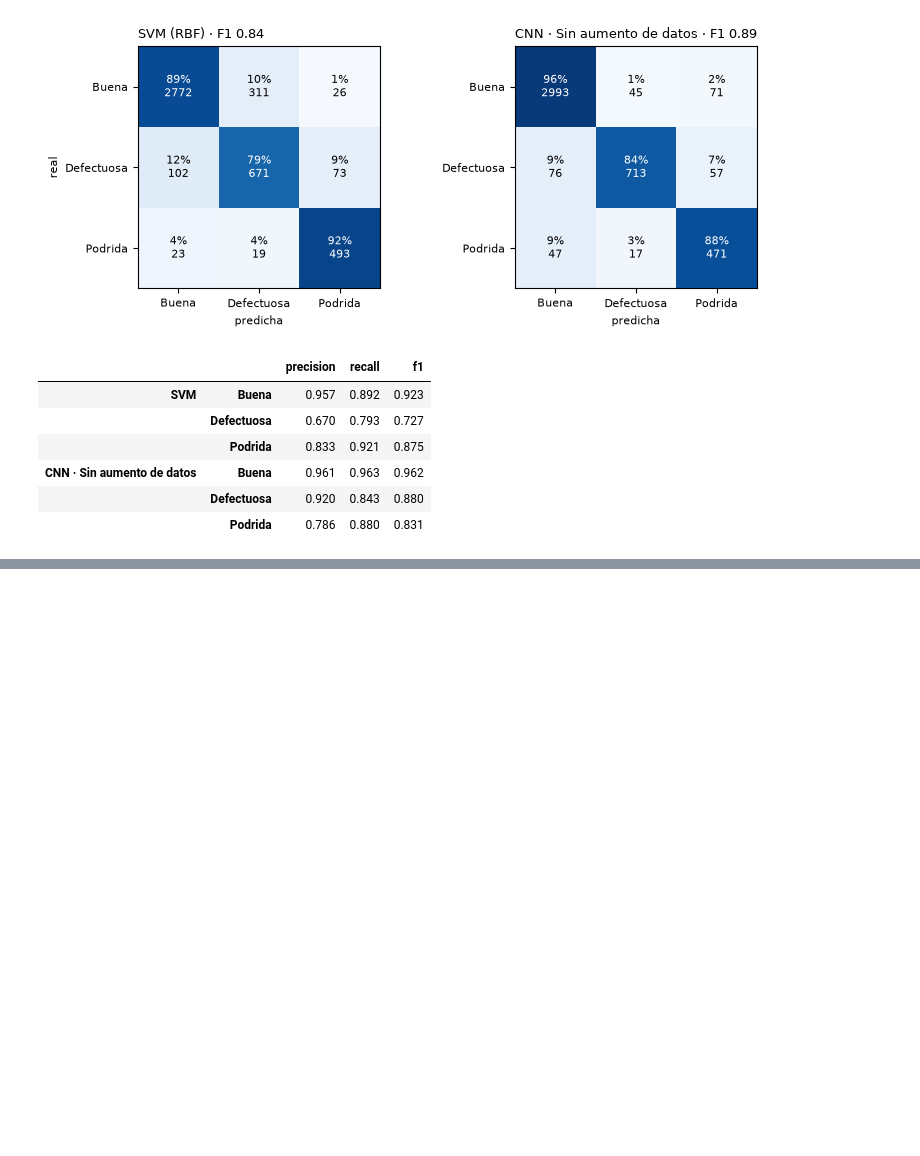
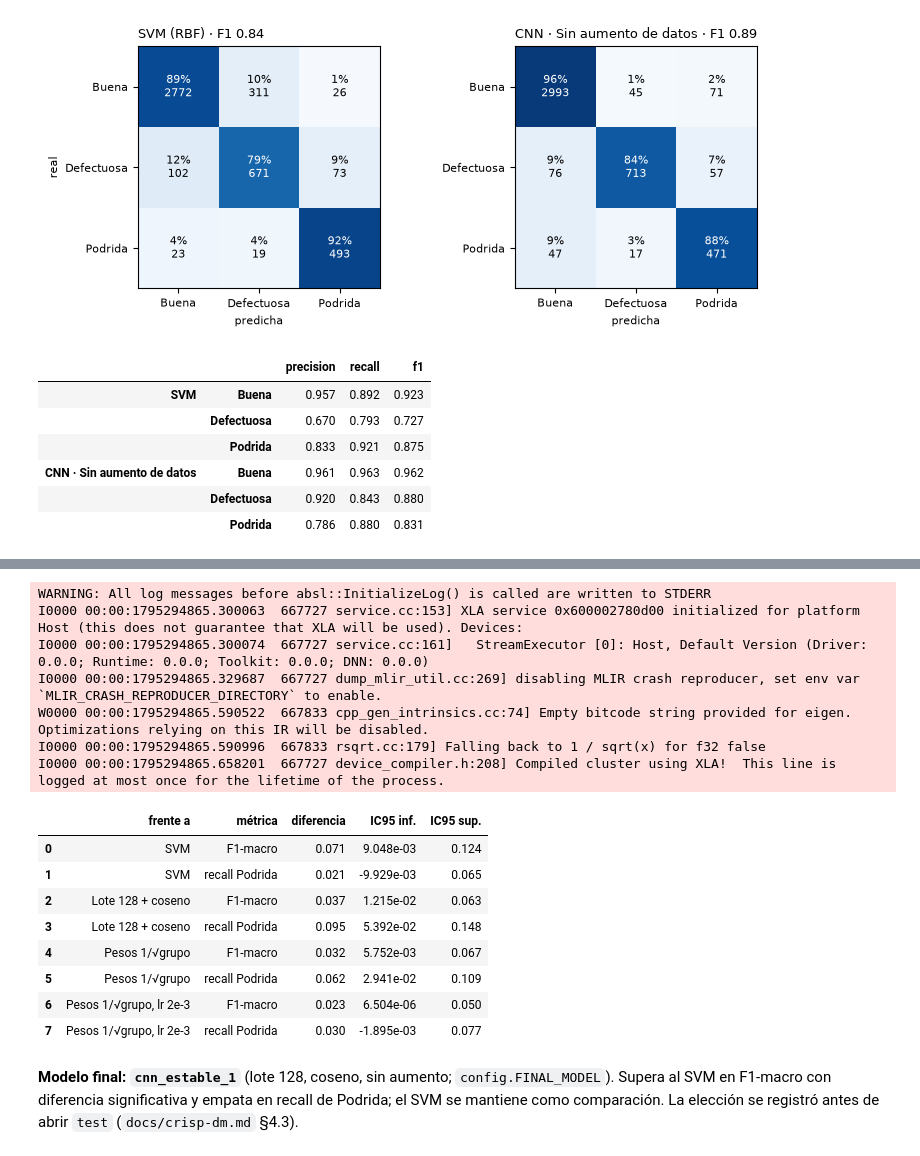
Before and after one commit to sjrengifo/fruit-quality-classification, a Jupyter notebook: notebooks/04_modeling_cnn.ipynb, the cells around one changed output, grey strips where cells are left out. Drawn from its saved outputs; the diff is of its cells as text; code cells hidden in the pictures; blank space fills up the shorter version.

```diff
--- a/notebooks/04_modeling_cnn.ipynb
+++ b/notebooks/04_modeling_cnn.ipynb
@@ -190,0 +243,32 @@ pd.concat({"SVM": pd.DataFrame(classic["svm"]["val"]["por_clase"]).T,
+# %%
+from src.evaluation.evaluate import f1_macro, paired_diff_ci, predict, recall_of  # noqa: E402
+
+y, pred_final, rows_val = predict(config.FINAL_MODEL, "val")
+groups = [r["grupo"] for r in rows_val]
+rivals = {"SVM": predict("svm", "val")[1],
+          **{STABLE_NAMES[i]: predict(f"cnn_estable_{i}", "val")[1] for i in (0, 2, 3)}}
+pd.DataFrame([{"frente a": k, "métrica": m, **dict(zip(["diferencia", "IC95 inf.", "IC95 sup."],
+                                                       paired_diff_ci(y, pred_final, p, groups, fn)))}
+              for k, p in rivals.items()
+              for m, fn in [("F1-macro", f1_macro), ("recall Podrida", recall_of(2))]])
+# %% [output]
+WARNING: All log messages before absl::InitializeLog() is called are written to STDERR
+I0000 00:00:1795294865.300063  667727 service.cc:153] XLA service 0x600002780d00 initialized for platform Host (this does not guarantee that XLA will be used). Devices:
+I0000 00:00:1795294865.300074  667727 service.cc:161]   StreamExecutor [0]: Host, Default Version (Driver: 0.0.0; Runtime: 0.0.0; Toolkit: 0.0.0; DNN: 0.0.0)
+I0000 00:00:1795294865.329687  667727 dump_mlir_util.cc:269] disabling MLIR crash reproducer, set env var `MLIR_CRASH_REPRODUCER_DIRECTORY` to enable.
+W0000 00:00:1795294865.590522  667833 cpp_gen_intrinsics.cc:74] Empty bitcode string provided for eigen. Optimizations relying on this IR will be disabled.
+I0000 00:00:1795294865.590996  667833 rsqrt.cc:179] Falling back to 1 / sqrt(x) for f32 false
+I0000 00:00:1795294865.658201  667727 device_compiler.h:208] Compiled cluster using XLA!  This line is logged at most once for the lifetime of the process.
+|  | frente a | métrica | diferencia | IC95 inf. | IC95 sup. |
+| 0 | SVM | F1-macro | 0.071 | 9.048e-03 | 0.124 |
+| 1 | SVM | recall Podrida | 0.021 | -9.929e-03 | 0.065 |
+| 2 | Lote 128 + coseno | F1-macro | 0.037 | 1.215e-02 | 0.063 |
+| 3 | Lote 128 + coseno | recall Podrida | 0.095 | 5.392e-02 | 0.148 |
+| 4 | Pesos 1/√grupo | F1-macro | 0.032 | 5.752e-03 | 0.067 |
+| 5 | Pesos 1/√grupo | recall Podrida | 0.062 | 2.941e-02 | 0.109 |
+| 6 | Pesos 1/√grupo, lr 2e-3 | F1-macro | 0.023 | 6.504e-06 | 0.050 |
+| 7 | Pesos 1/√grupo, lr 2e-3 | recall Podrida | 0.030 | -1.895e-03 | 0.077 |
+# %% [markdown]
+**Modelo final: `cnn_estable_1`** (lote 128, coseno, sin aumento; `config.FINAL_MODEL`). Supera al
+SVM en F1-macro con diferencia significativa y empata en recall de Podrida; el SVM se mantiene como
+comparación. La elección se registró antes de abrir `test` (`docs/crisp-dm.md` §4.3).
```
Also changed, not shown: parts of 8 cells of this notebook, 15 other files.
